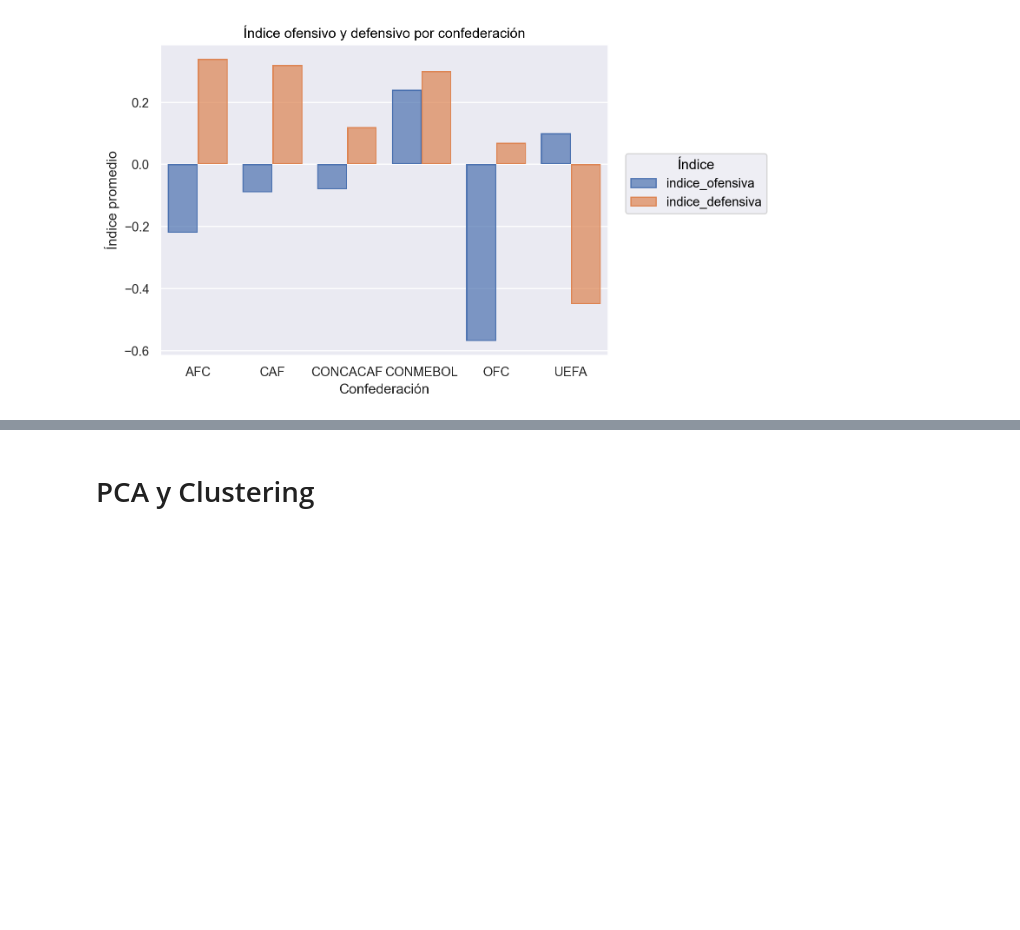
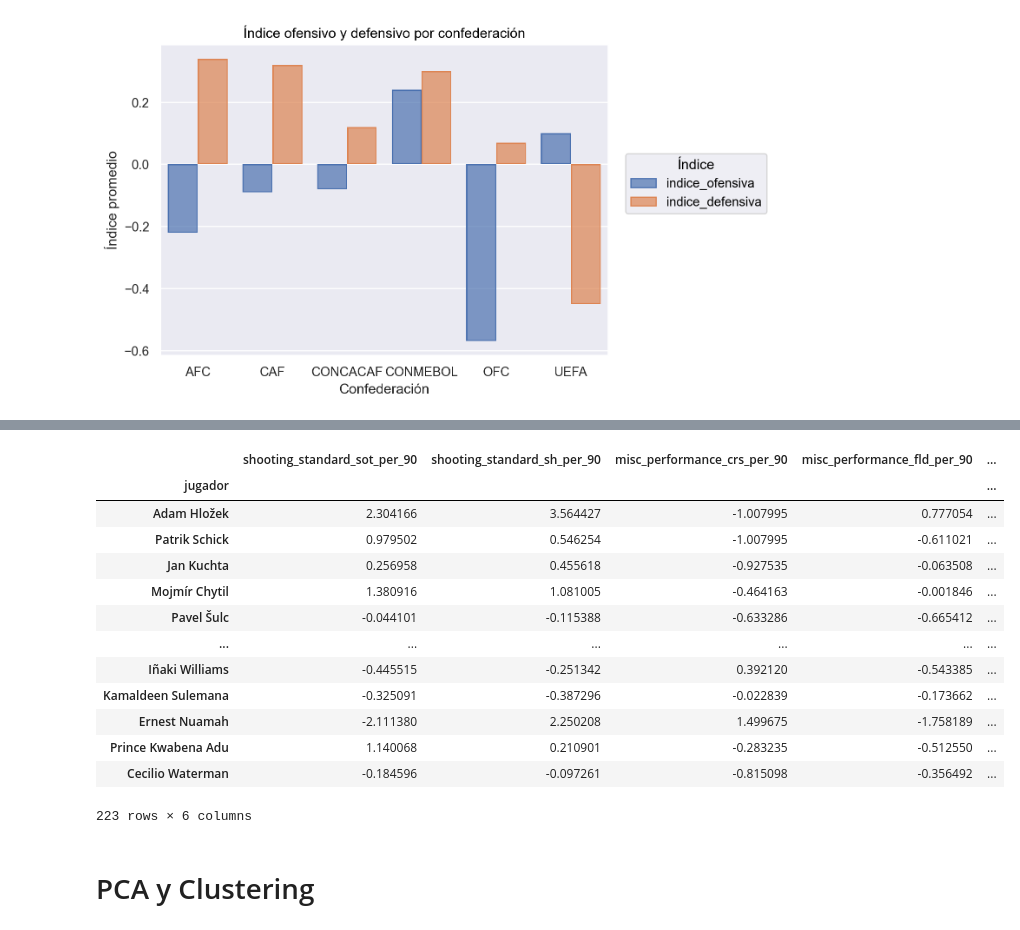
Before and after one commit to vinpalonsky/tp-labo-de-datos, a Jupyter notebook: vincenzo_palonsky-azul_soldani-francisco_amato.ipynb, the cells around one changed output, grey strips where cells are left out. Cells and saved outputs as stored; diff of their text form; code cells hidden in the pictures; blank space fills up the shorter version.

```diff
--- a/vincenzo_palonsky-azul_soldani-francisco_amato.ipynb
+++ b/vincenzo_palonsky-azul_soldani-francisco_amato.ipynb
@@ -512,3 +547,46 @@ df_confederaciones_plot = df_confederaciones.reset_index().melt(
+# %%
+df_ofensiva_por_jugador = df_jugadores_delanteros[[
+    "jugador",
+    "confederacion",
+    "shooting_standard_sot_per_90",
+    "shooting_standard_sh_per_90",
+    "misc_90s",
+    "misc_performance_crs",
+    "misc_performance_fld",
+    "misc_performance_off"]].set_index("jugador")
+
+# Proceso las variables de misc_performance para que sean por 90 minutos (por partido)
+variables_misc = [col for col in df_ofensiva_por_jugador.columns if col.startswith("misc_performance")]
+df_ofensiva_por_jugador[variables_misc] = df_ofensiva_por_jugador[variables_misc].div(df_ofensiva_por_jugador["misc_90s"], axis=0)
+df_ofensiva_por_jugador = df_ofensiva_por_jugador.rename(columns={col: col + "_per_90" for col in variables_misc})
+df_ofensiva_por_jugador.drop(columns="misc_90s", inplace=True) # elimino del df la columna misc_90s que ya usé
+
+# Estandarizo las variables
+df_ofensiva_por_jugador = StandardScaler().set_output(transform="pandas").fit_transform(df_ofensiva_por_jugador.select_dtypes(include='number'))
+
+# Creo los indices de ofensiva y defensiva haciendo un promedio ponderado de las variables estandarizadas
+df_ofensiva_por_jugador["indice_ofensiva"] = 0.2 * df_ofensiva_por_jugador["shooting_standard_sot_per_90"] +\
+                                            0.2 * df_ofensiva_por_jugador["shooting_standard_sh_per_90"] +\
+                                            0.2 * df_ofensiva_por_jugador["misc_performance_crs_per_90"] +\
+                                            0.2 * df_ofensiva_por_jugador["misc_performance_fld_per_90"] +\
+                                            0.2 * df_ofensiva_por_jugador["misc_performance_off_per_90"]
+
+df_ofensiva_por_jugador
+# %% [output]
+|  | shooting_standard_sot_per_90 | shooting_standard_sh_per_90 | misc_performance_crs_per_90 | misc_performance_fld_per_90 | ... |
+| jugador |  |  |  |  | ... |
+| Adam Hložek | 2.304166 | 3.564427 | -1.007995 | 0.777054 | ... |
+| Patrik Schick | 0.979502 | 0.546254 | -1.007995 | -0.611021 | ... |
+| Jan Kuchta | 0.256958 | 0.455618 | -0.927535 | -0.063508 | ... |
+| Mojmír Chytil | 1.380916 | 1.081005 | -0.464163 | -0.001846 | ... |
+| Pavel Šulc | -0.044101 | -0.115388 | -0.633286 | -0.665412 | ... |
+| ... | ... | ... | ... | ... | ... |
+| Iñaki Williams | -0.445515 | -0.251342 | 0.392120 | -0.543385 | ... |
+| Kamaldeen Sulemana | -0.325091 | -0.387296 | -0.022839 | -0.173662 | ... |
+| Ernest Nuamah | -2.111380 | 2.250208 | 1.499675 | -1.758189 | ... |
+| Prince Kwabena Adu | 1.140068 | 0.210901 | -0.283235 | -0.512550 | ... |
+| Cecilio Waterman | -0.184596 | -0.097261 | -0.815098 | -0.356492 | ... |
+223 rows × 6 columns
 # %% [markdown]
 # PCA y Clustering
 # %% [markdown]
```
Also changed, not shown: parts of 3 cells of this notebook.
